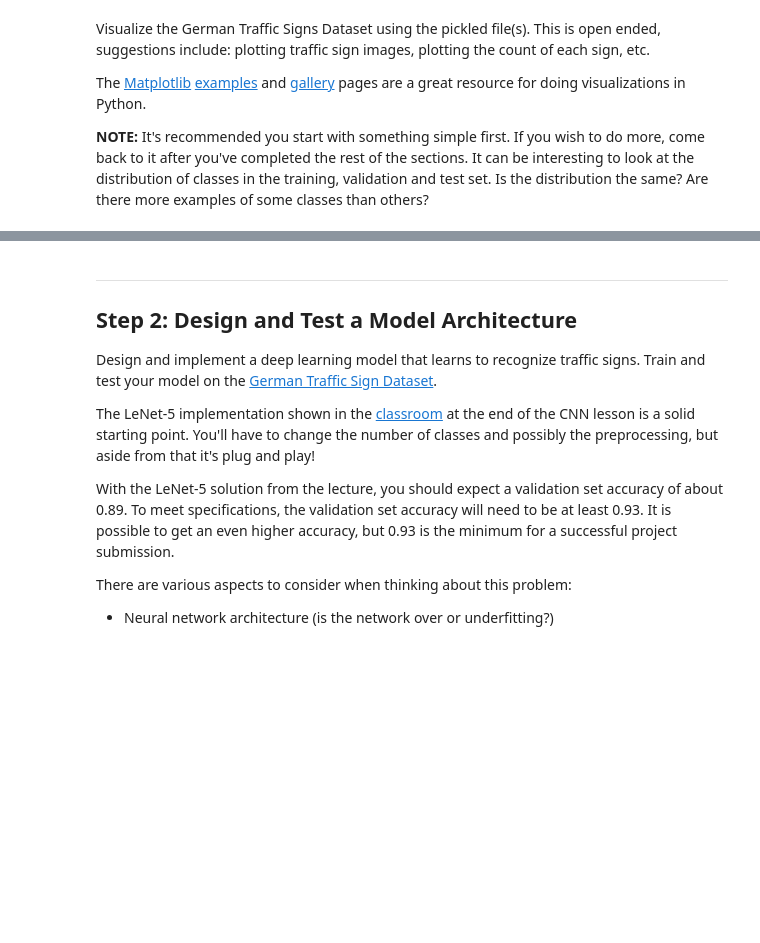
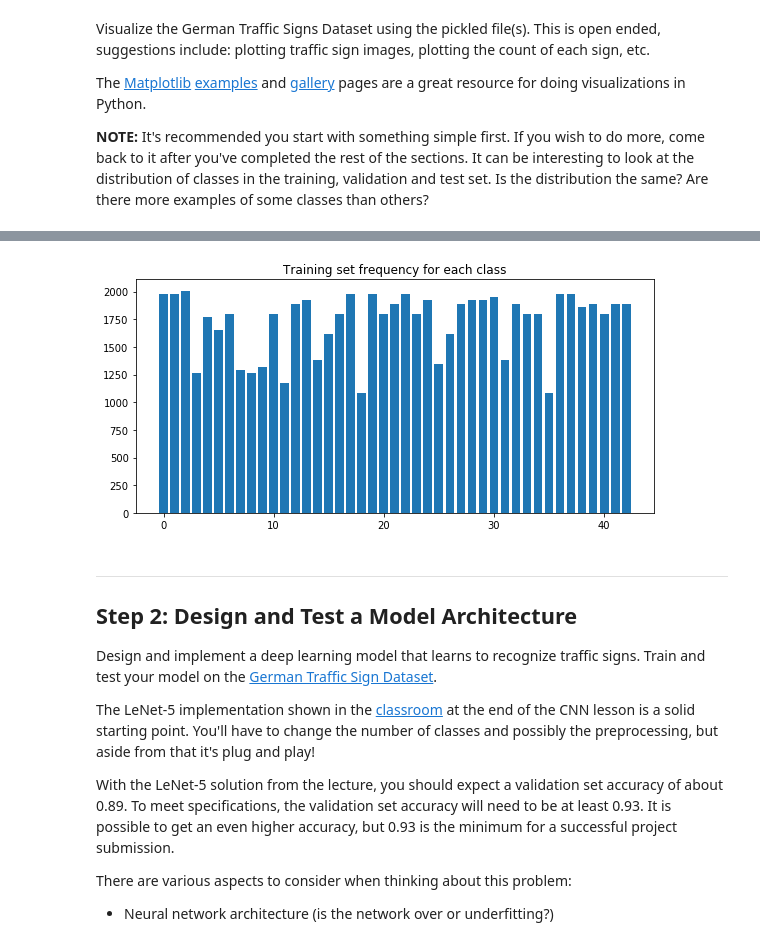
Before and after one commit to bhattsachin/CarND-Traffic-Sign-Classifier-Project, a Jupyter notebook: Traffic_Sign_Classifier.ipynb, the cells around one changed output, grey strips where cells are left out. Cells and saved outputs as stored; diff of their text form; code cells hidden in the pictures; blank space fills up the shorter version.

```diff
--- a/Traffic_Sign_Classifier.ipynb
+++ b/Traffic_Sign_Classifier.ipynb
@@ -137,0 +253,17 @@ Y_train value: 9
+# %%
+X_train_aug = np.empty([1,X_train.shape[1], X_train.shape[2], X_train.shape[3]])
+y_train_aug = np.empty([1])
+for i in range(len(unique)):
+    repeatSize = int((max_training_freq-counts[i])/counts[i])
+    print('loading:', i)
+    if repeatSize>0:
+        with open('traffic-signs-data/aug/X_aug_' + str(i) + '.p', mode='rb') as f:
+            X_train_aug = np.append(X_train_aug, pickle.load(f), axis=0)
+        with open('traffic-signs-data/aug/y_aug_' + str(i) + '.p', mode='rb') as f:
+            y_train_aug = np.append(y_train_aug, pickle.load(f), axis=0)
+
+
+print(X_train_aug.shape, X_train.shape)
+print(y_train_aug.shape, y_train.shape)
+X_train = np.append(X_train, X_train_aug, axis=0)
+y_train = np.append(y_train, y_train_aug, axis=0)
@@ -138,3 +288,18 @@ Y_train value: 9
+# %%
+## Plotting sample size in each cateogry
+import matplotlib.pyplot as plt
+unique, counts = np.unique(y_train, return_counts=True)
+#print(counts)
+
+fig, (ax0) = plt.subplots(ncols=1, figsize=(8, 4))
+
+plt.bar(unique,counts)
+ax0.set_title('Training set frequency for each class')
+
+fig.tight_layout()
+plt.show()
+# %% [output]
+[figure, added]
 # %% [markdown]
 ----
 
```
Also changed, not shown: parts of 23 cells of this notebook.
